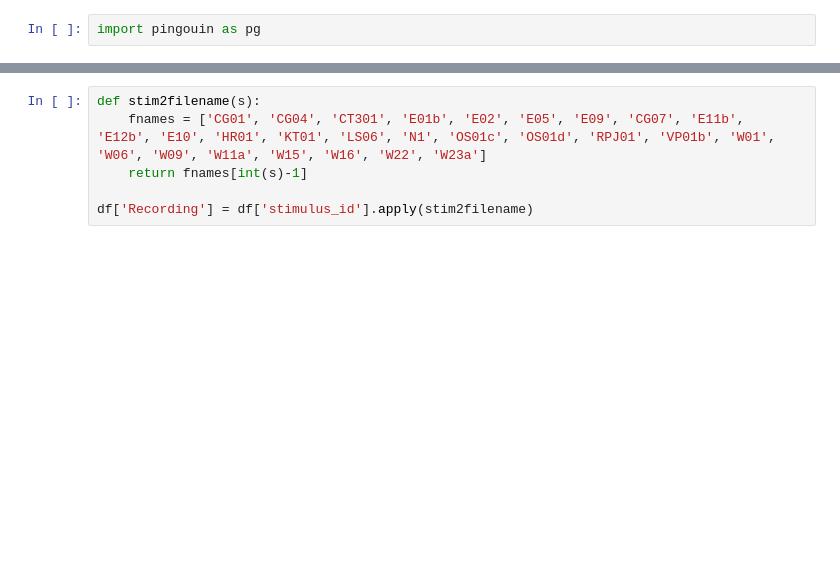
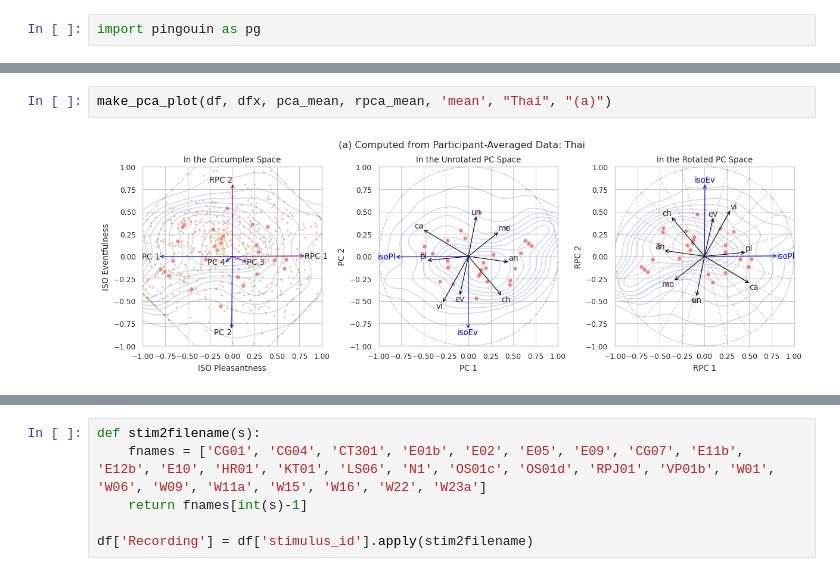
Before and after one commit to ntudsp/satp-tha-stage2, a Jupyter notebook: code/main.ipynb, the cells around one changed output, grey strips where cells are left out. Saved outputs shown, nothing was run; the diff lists cells and outputs as text; blank space fills up the shorter version.

```diff
--- a/code/main.ipynb
+++ b/code/main.ipynb
@@ -172,0 +453,4 @@ for i in range(8):
+# %%
+make_pca_plot(df, dfx, pca_mean, rpca_mean, 'mean', "Thai", "(a)")
+# %% [output]
+[figure, added]
```
Also changed, not shown: parts of 123 cells of this notebook, 32 other files.
